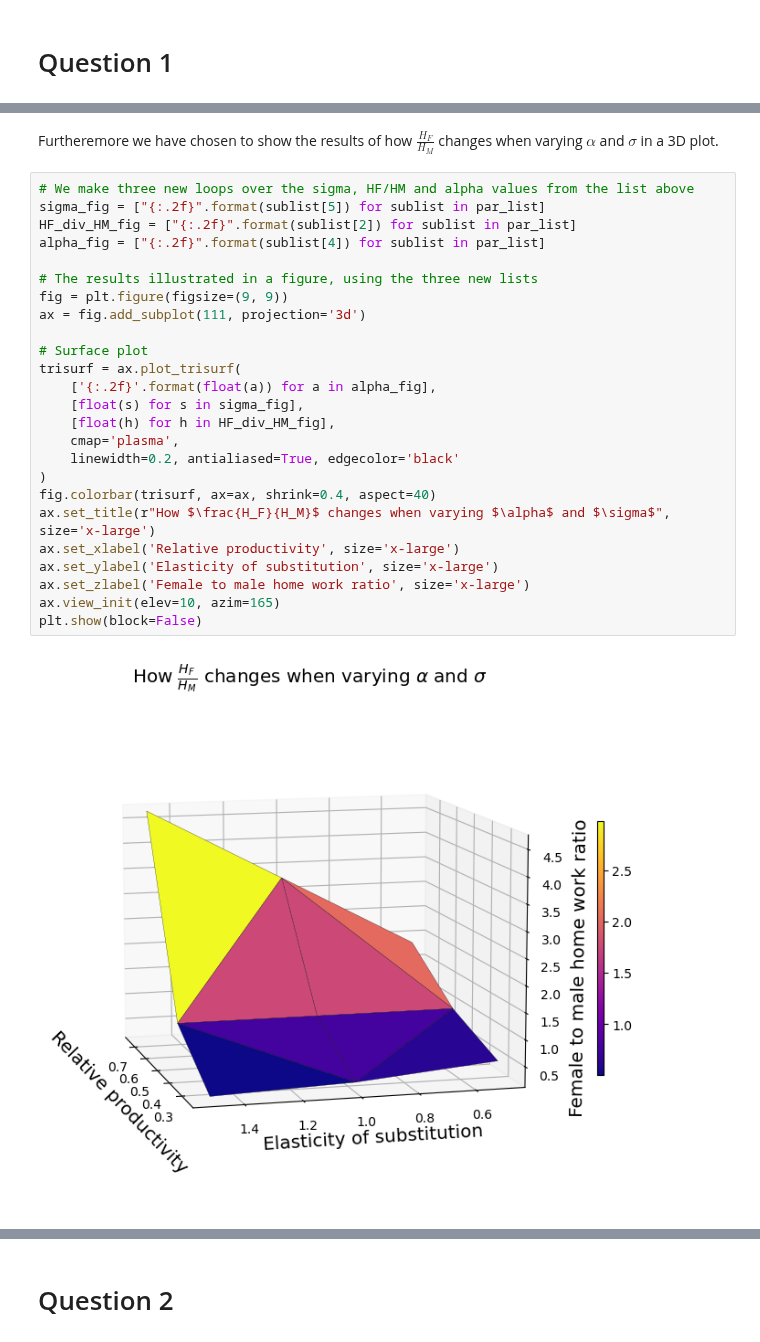
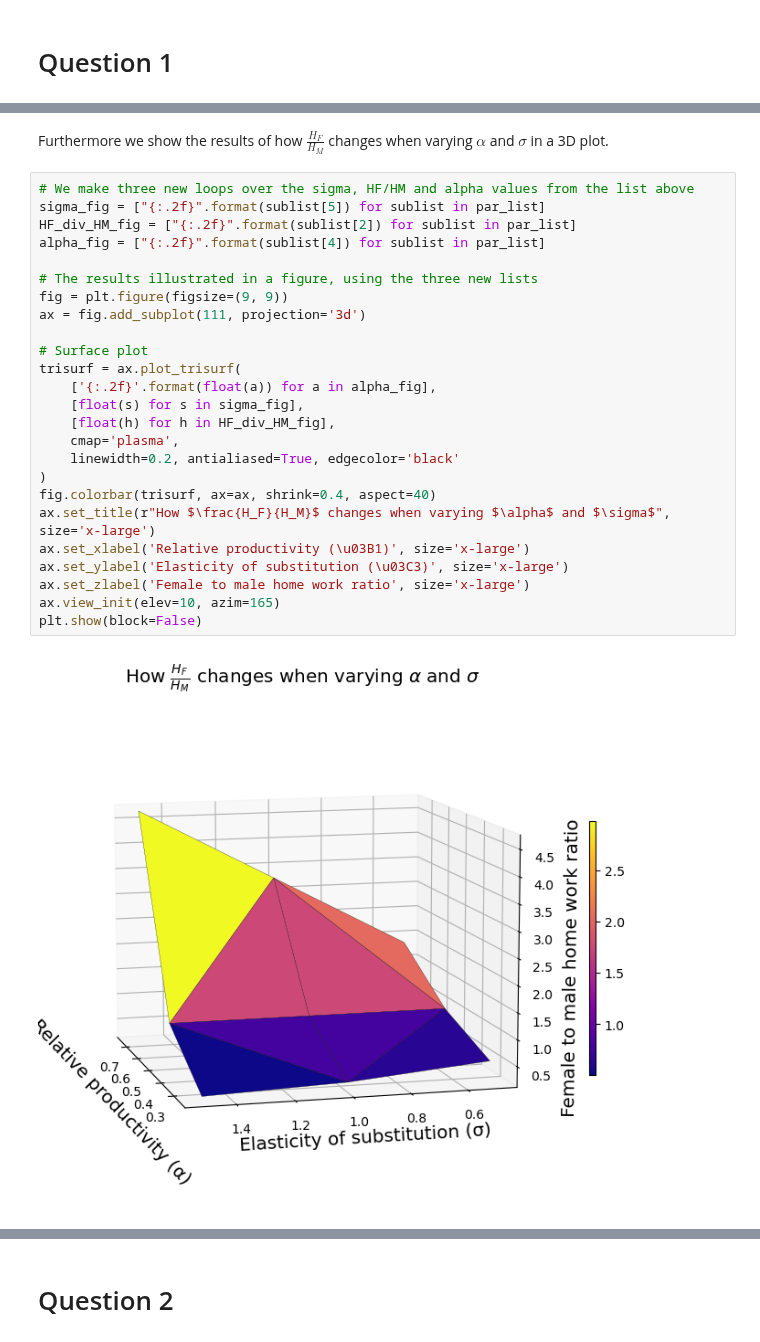
Before and after one commit to NumEconCopenhagen/projects-2023-iim, a Jupyter notebook: inauguralproject/inauguralproject.ipynb, the cells around one changed output, grey strips where cells are left out. Saved outputs shown, nothing was run; the diff lists cells and outputs as text.

```diff
--- a/inauguralproject/inauguralproject.ipynb
+++ b/inauguralproject/inauguralproject.ipynb
@@ -68,32 +68,32 @@ for i in range(9):
  HF/HM = 3.25 for alpha = 0.75 and sigma = 1.00
  HF/HM = 4.67 for alpha = 0.75 and sigma = 1.50
 # %% [markdown]
-Furtheremore we have chosen to show the results of how $\frac{H_F}{H_M}$ changes when varying $\alpha$ and $\sigma$ in a 3D plot.
+Furthermore we show the results of how $\frac{H_F}{H_M}$ changes when varying $\alpha$ and $\sigma$ in a 3D plot.
 # %%
 # We make three new loops over the sigma, HF/HM and alpha values from the list above
 sigma_fig = ["{:.2f}".format(sublist[5]) for sublist in par_list]
 HF_div_HM_fig = ["{:.2f}".format(sublist[2]) for sublist in par_list]
 alpha_fig = ["{:.2f}".format(sublist[4]) for sublist in par_list]
 
 # The results illustrated in a figure, using the three new lists
 fig = plt.figure(figsize=(9, 9))
 ax = fig.add_subplot(111, projection='3d')
 
 # Surface plot
 trisurf = ax.plot_trisurf(
     ['{:.2f}'.format(float(a)) for a in alpha_fig],
     [float(s) for s in sigma_fig],
     [float(h) for h in HF_div_HM_fig],
     cmap='plasma',
     linewidth=0.2, antialiased=True, edgecolor='black'
 )
 fig.colorbar(trisurf, ax=ax, shrink=0.4, aspect=40)
 ax.set_title(r"How $\frac{H_F}{H_M}$ changes when varying $\alpha$ and $\sigma$", size='x-large')
-ax.set_xlabel('Relative productivity', size='x-large')
-ax.set_ylabel('Elasticity of substitution', size='x-large')
+ax.set_xlabel('Relative productivity (\u03B1)', size='x-large')
+ax.set_ylabel('Elasticity of substitution (\u03C3)', size='x-large')
 ax.set_zlabel('Female to male home work ratio', size='x-large')
 ax.view_init(elev=10, azim=165)
 plt.show(block=False)
 # %% [output]
-[figure, old version]
+[figure, new version]
 # %% [markdown]
```
Also changed, not shown: parts of 13 cells of this notebook, 3 other files.
